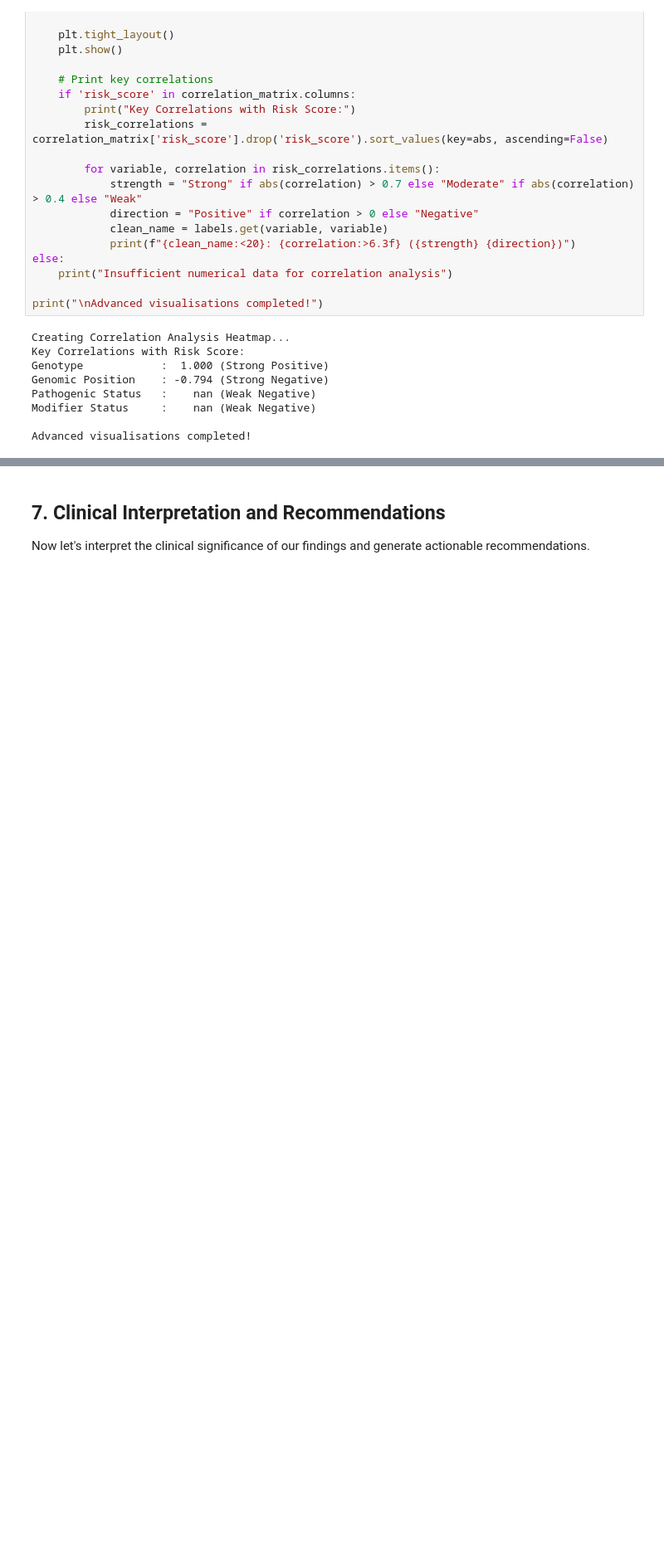
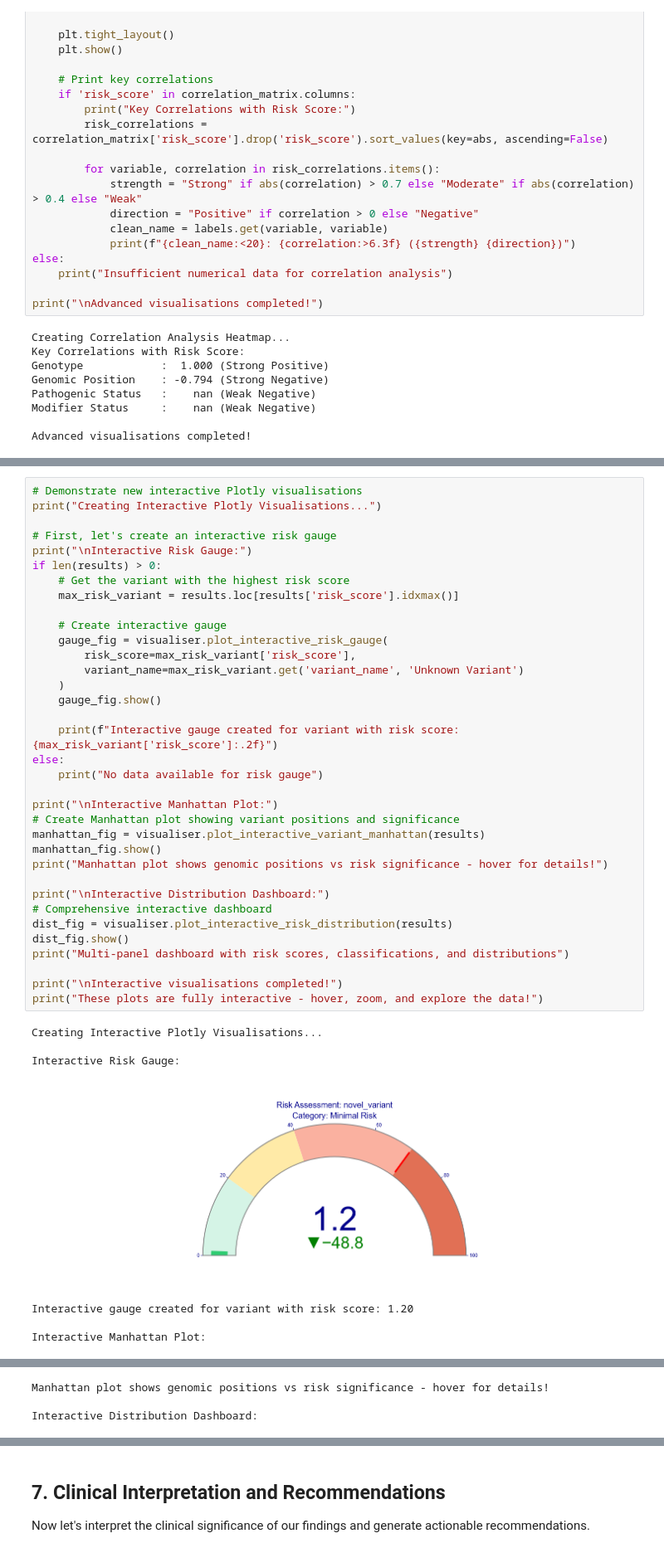
Before and after one commit to talhahzubayer/sickle-scope, a Jupyter notebook: notebooks/tutorial.ipynb, the cells around one changed output, grey strips where cells are left out. Shown at 83% size. Drawn from its saved outputs; the diff is of its cells as text; blank space fills up the shorter version.

```diff
--- a/notebooks/tutorial.ipynb
+++ b/notebooks/tutorial.ipynb
@@ -917,0 +1047,43 @@ Advanced visualisations completed!
+# %%
+# Demonstrate new interactive Plotly visualisations
+print("Creating Interactive Plotly Visualisations...")
+
+# First, let's create an interactive risk gauge
+print("\nInteractive Risk Gauge:")
+if len(results) > 0:
+    # Get the variant with the highest risk score
+    max_risk_variant = results.loc[results['risk_score'].idxmax()]
+
+    # Create interactive gauge
+    gauge_fig = visualiser.plot_interactive_risk_gauge(
+        risk_score=max_risk_variant['risk_score'],
+        variant_name=max_risk_variant.get('variant_name', 'Unknown Variant')
+    )
+    gauge_fig.show()
+
+    print(f"Interactive gauge created for variant with risk score: {max_risk_variant['risk_score']:.2f}")
+else:
+    print("No data available for risk gauge")
+
+print("\nInteractive Manhattan Plot:")
+# Create Manhattan plot showing variant positions and significance
+manhattan_fig = visualiser.plot_interactive_variant_manhattan(results)
+manhattan_fig.show()
+print("Manhattan plot shows genomic positions vs risk significance - hover for details!")
+
+print("\nInteractive Distribution Dashboard:")
+# Comprehensive interactive dashboard
+dist_fig = visualiser.plot_interactive_risk_distribution(results)
+dist_fig.show()
+print("Multi-panel dashboard with risk scores, classifications, and distributions")
+
+print("\nInteractive visualisations completed!")
+print("These plots are fully interactive - hover, zoom, and explore the data!")
+# %% [output]
+Creating Interactive Plotly Visualisations...
+
+Interactive Risk Gauge:
+[figure, added]
+Interactive gauge created for variant with risk score: 1.20
+
+Interactive Manhattan Plot:
@@ -917,0 +1091,3 @@ Advanced visualisations completed!
+Manhattan plot shows genomic positions vs risk significance - hover for details!
+
+Interactive Distribution Dashboard:
```
Also changed, not shown: parts of 12 cells of this notebook, 2 other files.
